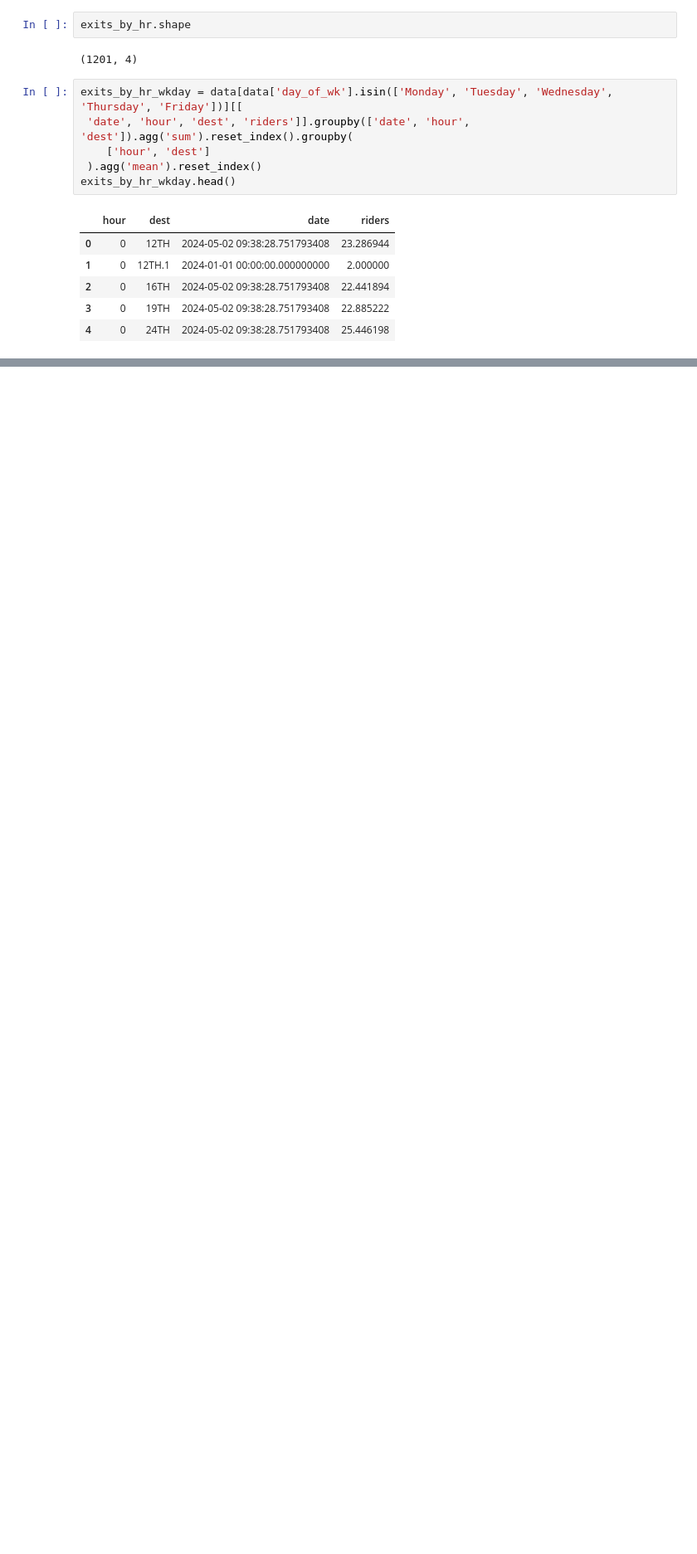
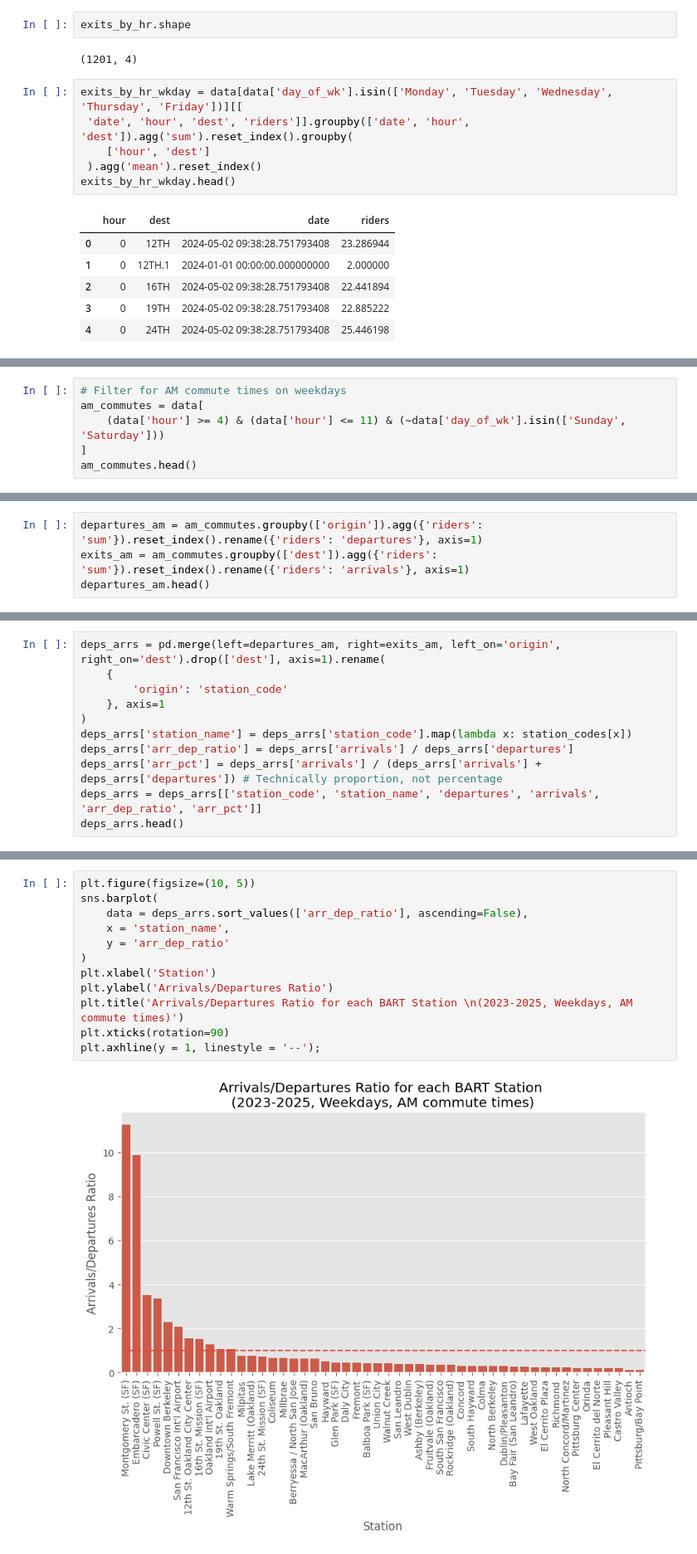
Before and after one commit to Hackquantumcpp/bart_ridership_analysis, a Jupyter notebook: 01-analysis.ipynb, the cells around one changed output, grey strips where cells are left out. Shown at 83% size. Drawn from its saved outputs; the diff is of its cells as text; blank space fills up the shorter version.

Commit message:
arrivals/departures ratio

```diff
--- a/01-analysis.ipynb
+++ b/01-analysis.ipynb
@@ -207,0 +214,6 @@ np.sum(exits_by_hr_wkday[exits_by_hr_wkday['dest'] == station]['riders'])
+# %%
+# Filter for AM commute times on weekdays
+am_commutes = data[
+    (data['hour'] >= 4) & (data['hour'] <= 11) & (~data['day_of_wk'].isin(['Sunday', 'Saturday']))
+]
+am_commutes.head()
@@ -207,0 +231,4 @@ np.sum(exits_by_hr_wkday[exits_by_hr_wkday['dest'] == station]['riders'])
+# %%
+departures_am = am_commutes.groupby(['origin']).agg({'riders': 'sum'}).reset_index().rename({'riders': 'departures'}, axis=1)
+exits_am = am_commutes.groupby(['dest']).agg({'riders': 'sum'}).reset_index().rename({'riders': 'arrivals'}, axis=1)
+departures_am.head()
@@ -207,0 +251,11 @@ np.sum(exits_by_hr_wkday[exits_by_hr_wkday['dest'] == station]['riders'])
+# %%
+deps_arrs = pd.merge(left=departures_am, right=exits_am, left_on='origin', right_on='dest').drop(['dest'], axis=1).rename(
+    {
+        'origin': 'station_code'
+    }, axis=1
+)
+deps_arrs['station_name'] = deps_arrs['station_code'].map(lambda x: station_codes[x])
+deps_arrs['arr_dep_ratio'] = deps_arrs['arrivals'] / deps_arrs['departures']
+deps_arrs['arr_pct'] = deps_arrs['arrivals'] / (deps_arrs['arrivals'] + deps_arrs['departures']) # Technically proportion, not percentage
+deps_arrs = deps_arrs[['station_code', 'station_name', 'departures', 'arrivals', 'arr_dep_ratio', 'arr_pct']]
+deps_arrs.head()
@@ -207,0 +269,14 @@ np.sum(exits_by_hr_wkday[exits_by_hr_wkday['dest'] == station]['riders'])
+# %%
+plt.figure(figsize=(10, 5))
+sns.barplot(
+    data = deps_arrs.sort_values(['arr_dep_ratio'], ascending=False),
+    x = 'station_name',
+    y = 'arr_dep_ratio'
+)
+plt.xlabel('Station')
+plt.ylabel('Arrivals/Departures Ratio')
+plt.title('Arrivals/Departures Ratio for each BART Station \n(2023-2025, Weekdays, AM commute times)')
+plt.xticks(rotation=90)
+plt.axhline(y = 1, linestyle = '--');
+# %% [output]
+[figure, added]
```
Also changed, not shown: parts of 8 cells of this notebook.
